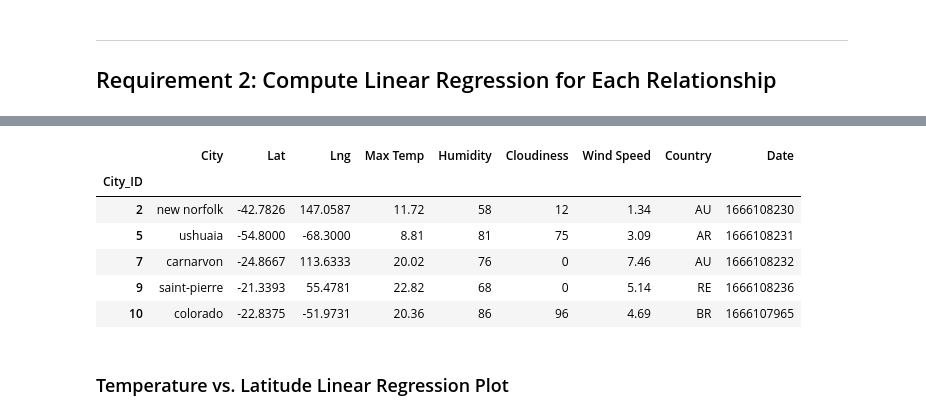
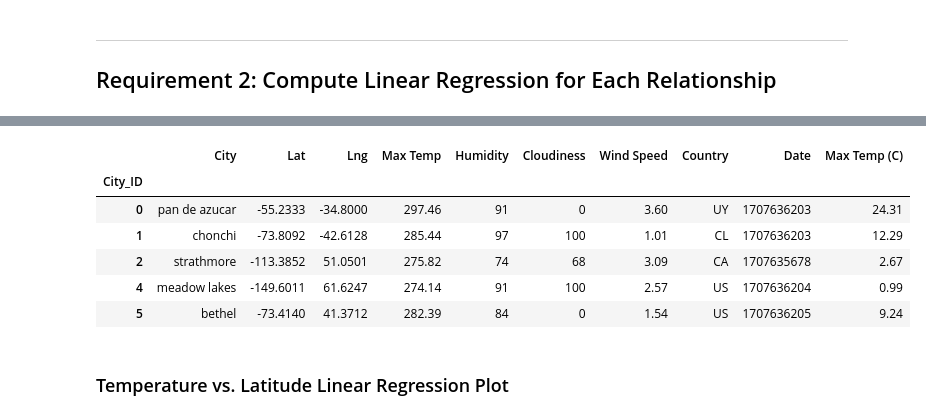
Before and after one commit to smepps1989/python-api-challenge, a Jupyter notebook: WeatherPy/WeatherPy.ipynb, the cells around one changed output, grey strips where cells are left out. Drawn from its saved outputs; the diff is of its cells as text; code cells hidden in the pictures.

```diff
--- a/WeatherPy/WeatherPy.ipynb
+++ b/WeatherPy/WeatherPy.ipynb
@@ -284,17 +284,17 @@ northern_hemi_df.head()
 # %%
 # Create a DataFrame with the Southern Hemisphere data (Latitude < 0)
-# YOUR CODE HERE
+southern_hemi_df = city_data_df.loc[city_data_df["Lat"] < 0, :]
 
 # Display sample data
 southern_hemi_df.head()
 # %% [output]
-|  | City | Lat | Lng | Max Temp | Humidity | Cloudiness | Wind Speed | Country | Date |
-| City_ID |  |  |  |  |  |  |  |  |  |
-| 2 | new norfolk | -42.7826 | 147.0587 | 11.72 | 58 | 12 | 1.34 | AU | 1666108230 |
-| 5 | ushuaia | -54.8000 | -68.3000 | 8.81 | 81 | 75 | 3.09 | AR | 1666108231 |
-| 7 | carnarvon | -24.8667 | 113.6333 | 20.02 | 76 | 0 | 7.46 | AU | 1666108232 |
-| 9 | saint-pierre | -21.3393 | 55.4781 | 22.82 | 68 | 0 | 5.14 | RE | 1666108236 |
-| 10 | colorado | -22.8375 | -51.9731 | 20.36 | 86 | 96 | 4.69 | BR | 1666107965 |
+|  | City | Lat | Lng | Max Temp | Humidity | Cloudiness | Wind Speed | Country | Date | Max Temp (C) |
+| City_ID |  |  |  |  |  |  |  |  |  |  |
+| 0 | pan de azucar | -55.2333 | -34.8000 | 297.46 | 91 | 0 | 3.60 | UY | 1707636203 | 24.31 |
+| 1 | chonchi | -73.8092 | -42.6128 | 285.44 | 97 | 100 | 1.01 | CL | 1707636203 | 12.29 |
+| 2 | strathmore | -113.3852 | 51.0501 | 275.82 | 74 | 68 | 3.09 | CA | 1707635678 | 2.67 |
+| 4 | meadow lakes | -149.6011 | 61.6247 | 274.14 | 91 | 100 | 2.57 | US | 1707636204 | 0.99 |
+| 5 | bethel | -73.4140 | 41.3712 | 282.39 | 84 | 0 | 1.54 | US | 1707636205 | 9.24 |
 # %% [markdown]
 ###  Temperature vs. Latitude Linear Regression Plot
 # %%
```
Also changed, not shown: parts of 1 cell of this notebook.
